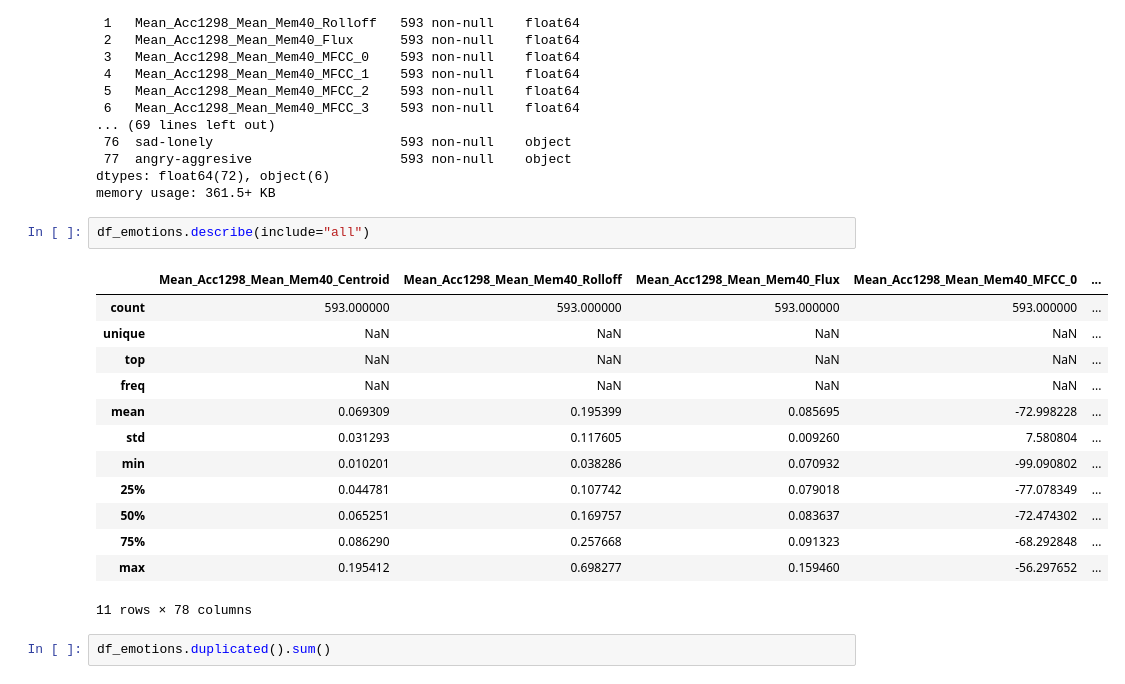
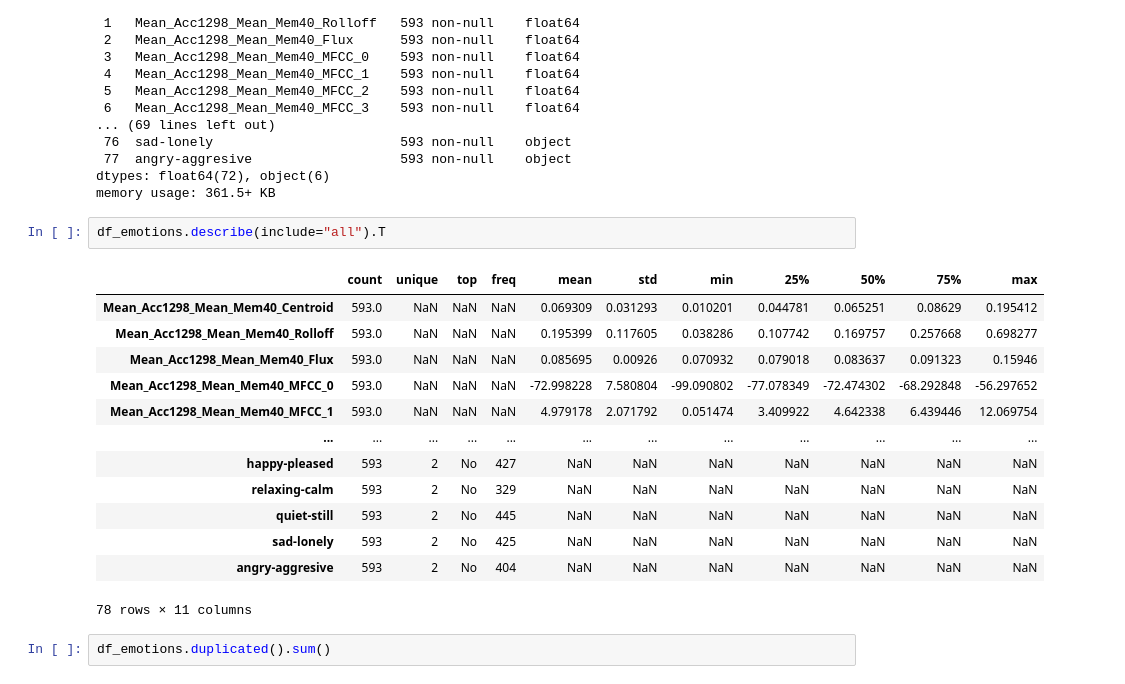
Before and after one commit to bayalams/multilabel-emotion-classification, a Jupyter notebook: 01_data_exploration.ipynb, the cells around one changed output. Saved outputs shown, nothing was run; the diff lists cells and outputs as text.

```diff
--- a/01_data_exploration.ipynb
+++ b/01_data_exploration.ipynb
@@ -45,21 +58,21 @@ Data columns (total 78 columns):
 dtypes: float64(72), object(6)
 memory usage: 361.5+ KB
 # %%
-df_emotions.describe(include="all")
+df_emotions.describe(include="all").T
 # %% [output]
-|  | Mean_Acc1298_Mean_Mem40_Centroid | Mean_Acc1298_Mean_Mem40_Rolloff | Mean_Acc1298_Mean_Mem40_Flux | Mean_Acc1298_Mean_Mem40_MFCC_0 | ... |
-| count | 593.000000 | 593.000000 | 593.000000 | 593.000000 | ... |
-| unique | NaN | NaN | NaN | NaN | ... |
-| top | NaN | NaN | NaN | NaN | ... |
-| freq | NaN | NaN | NaN | NaN | ... |
-| mean | 0.069309 | 0.195399 | 0.085695 | -72.998228 | ... |
-| std | 0.031293 | 0.117605 | 0.009260 | 7.580804 | ... |
-| min | 0.010201 | 0.038286 | 0.070932 | -99.090802 | ... |
-| 25% | 0.044781 | 0.107742 | 0.079018 | -77.078349 | ... |
-| 50% | 0.065251 | 0.169757 | 0.083637 | -72.474302 | ... |
-| 75% | 0.086290 | 0.257668 | 0.091323 | -68.292848 | ... |
-| max | 0.195412 | 0.698277 | 0.159460 | -56.297652 | ... |
+|  | count | unique | top | freq | mean | std | min | 25% | 50% | 75% | max |
+| Mean_Acc1298_Mean_Mem40_Centroid | 593.0 | NaN | NaN | NaN | 0.069309 | 0.031293 | 0.010201 | 0.044781 | 0.065251 | 0.08629 | 0.195412 |
+| Mean_Acc1298_Mean_Mem40_Rolloff | 593.0 | NaN | NaN | NaN | 0.195399 | 0.117605 | 0.038286 | 0.107742 | 0.169757 | 0.257668 | 0.698277 |
+| Mean_Acc1298_Mean_Mem40_Flux | 593.0 | NaN | NaN | NaN | 0.085695 | 0.00926 | 0.070932 | 0.079018 | 0.083637 | 0.091323 | 0.15946 |
+| Mean_Acc1298_Mean_Mem40_MFCC_0 | 593.0 | NaN | NaN | NaN | -72.998228 | 7.580804 | -99.090802 | -77.078349 | -72.474302 | -68.292848 | -56.297652 |
+| Mean_Acc1298_Mean_Mem40_MFCC_1 | 593.0 | NaN | NaN | NaN | 4.979178 | 2.071792 | 0.051474 | 3.409922 | 4.642338 | 6.439446 | 12.069754 |
+| ... | ... | ... | ... | ... | ... | ... | ... | ... | ... | ... | ... |
+| happy-pleased | 593 | 2 | No | 427 | NaN | NaN | NaN | NaN | NaN | NaN | NaN |
+| relaxing-calm | 593 | 2 | No | 329 | NaN | NaN | NaN | NaN | NaN | NaN | NaN |
+| quiet-still | 593 | 2 | No | 445 | NaN | NaN | NaN | NaN | NaN | NaN | NaN |
+| sad-lonely | 593 | 2 | No | 425 | NaN | NaN | NaN | NaN | NaN | NaN | NaN |
+| angry-aggresive | 593 | 2 | No | 404 | NaN | NaN | NaN | NaN | NaN | NaN | NaN |
-11 rows × 78 columns
+78 rows × 11 columns
 # %%
 df_emotions.duplicated().sum()
 # %% [output]
```
Also changed, not shown: parts of 46 cells of this notebook.
